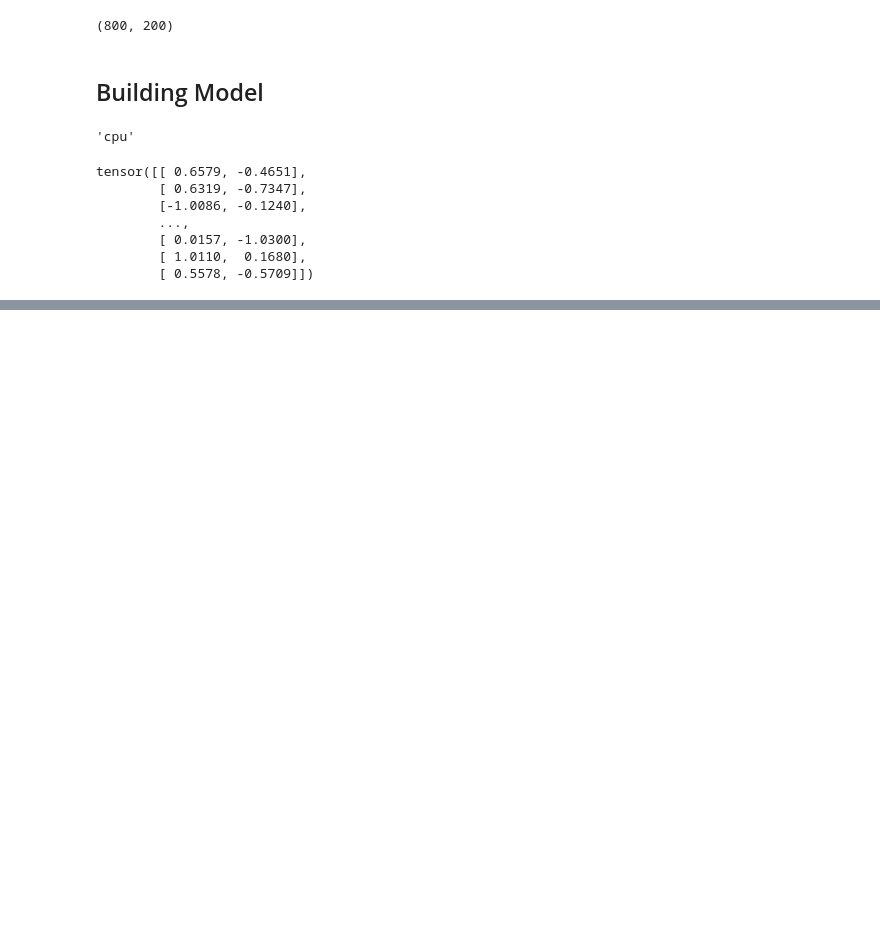
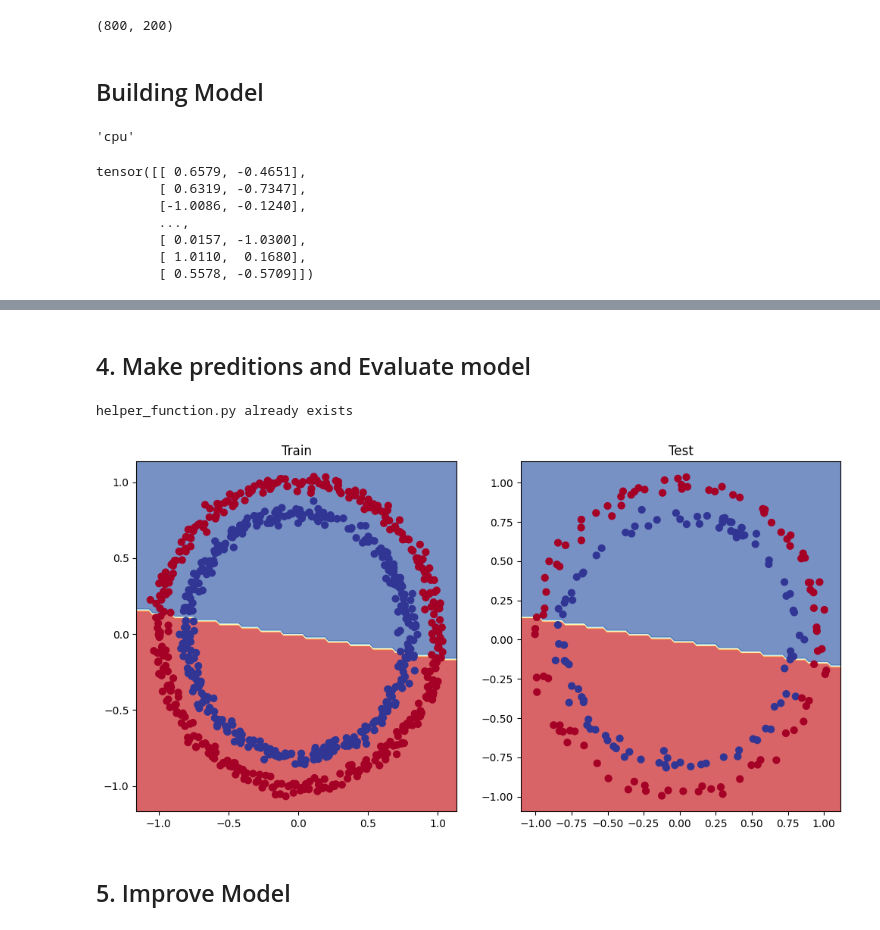
Before and after one commit to sachinthadilshann/pytorch_youtube_course_by_DanielBourke, a Jupyter notebook: 02_pytorch_classification.ipynb, the cells around one changed output, grey strips where cells are left out. Drawn from its saved outputs; the diff is of its cells as text; code cells hidden in the pictures; blank space fills up the shorter version.

```diff
--- a/02_pytorch_classification.ipynb
+++ b/02_pytorch_classification.ipynb
@@ -117,0 +154,7 @@ tensor([[ 0.6579, -0.4651],
+# %%
+model_0 = nn.Sequential(
+    nn.Linear(in_features=2,out_features=5),
+    nn.Linear(in_features=5,out_features=1)
+).to(device)
+
+model_0
@@ -117,0 +201,9 @@ tensor([[ 0.6579, -0.4651],
+# %%
+loss_fn = nn.BCEWithLogitsLoss()
+optimizer = torch.optim.SGD(model_0.parameters(),
+                            lr=0.1)
+# %%
+def accuracy_fn(y_true,y_pred):
+  correct = torch.eq(y_true,y_pred).sum().item()
+  acc = (correct/len(y_pred))*100
+  return acc
@@ -117,0 +307,16 @@ tensor([[ 0.6579, -0.4651],
+# %% [markdown]
+## 4. Make preditions and Evaluate model
+# %%
+import requests
+from pathlib import Path
+
+if Path("helper_function.py").is_file():
+  print("helper_function.py already exists")
+
+else :
+  request = requests.get("https://raw.githubusercontent.com/sachinthadilshann/pytorch_youtube_course_by_DanielBourke/refs/heads/main/helper_function.py")
+  with open("helper_function.py","wb") as f:
+    f.write(request.content)
+    print("helper_function.py downloaded")
+# %% [output]
+helper_function.py already exists
@@ -117,0 +325,12 @@ tensor([[ 0.6579, -0.4651],
+# %%
+plt.figure(figsize=(12,6))
+plt.subplot(1,2,1)
+plt.title("Train")
+plot_decision_boundary(model_0,X_train,y_train)
+plt.subplot(1,2,2)
+plt.title("Test")
+plot_decision_boundary(model_0,X_test,y_test)
+# %% [output]
+[figure, added]
+# %% [markdown]
+## 5. Improve Model
```
Also changed, not shown: parts of 32 cells of this notebook.
